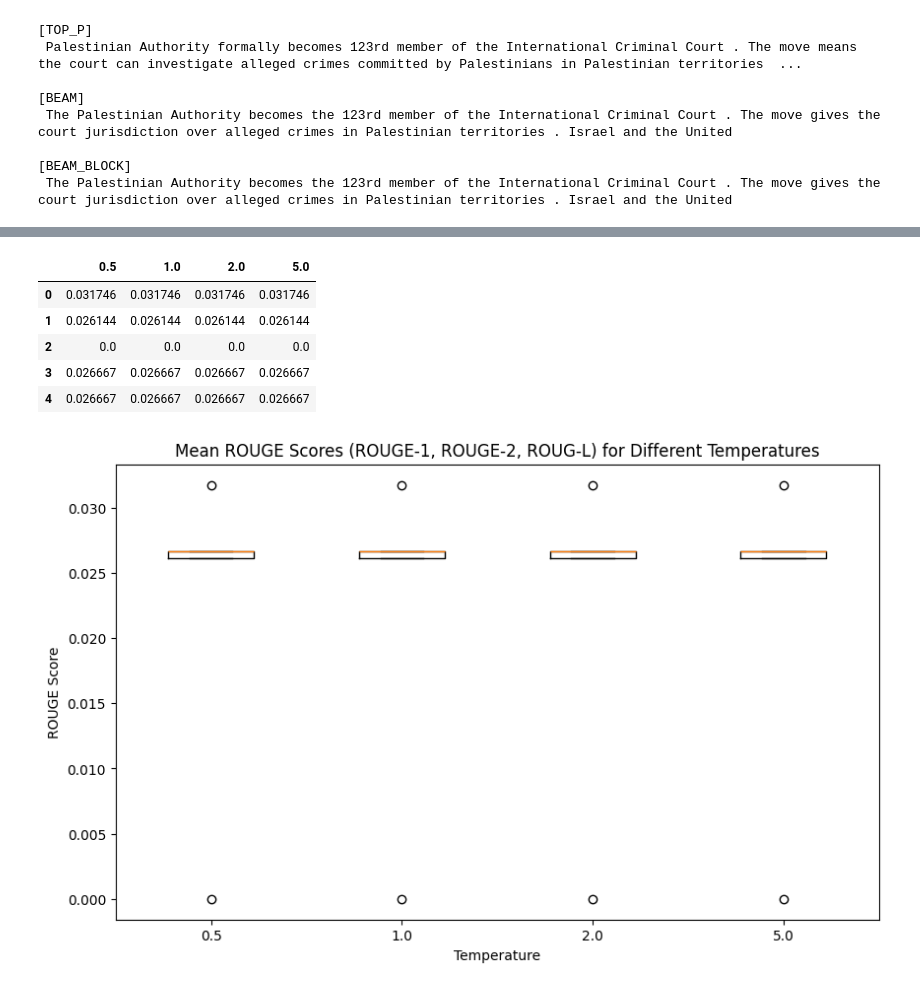
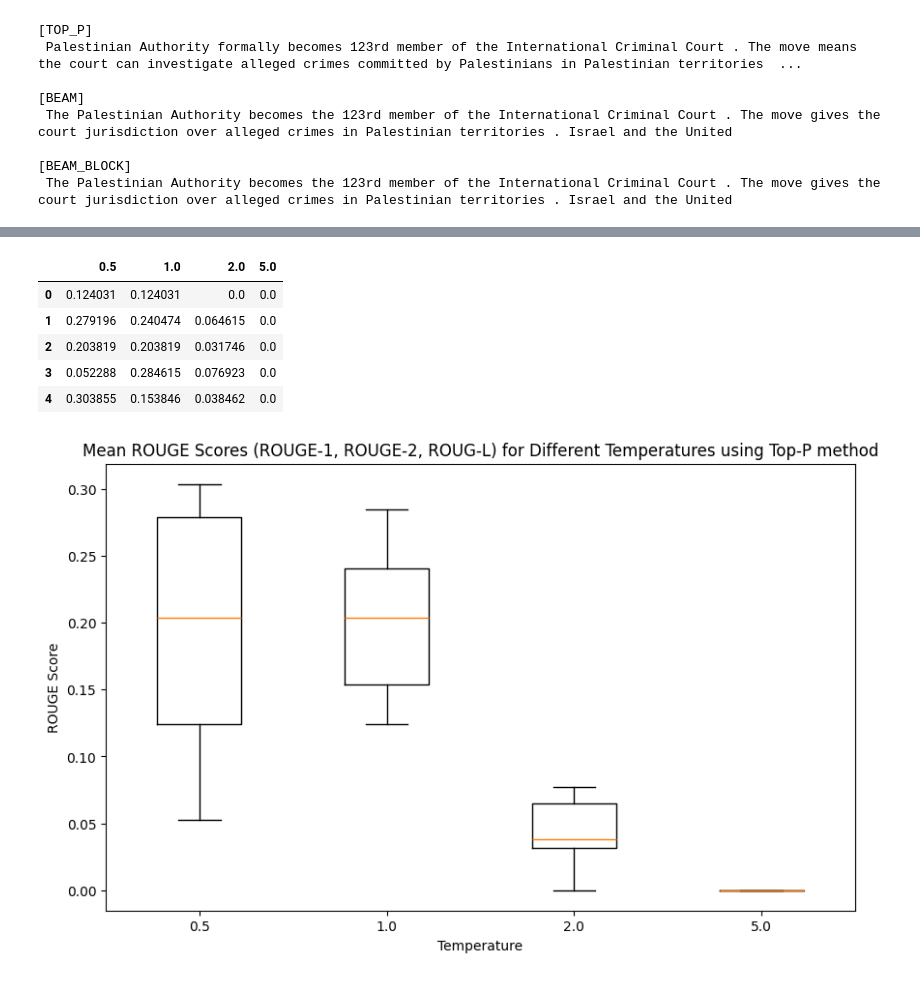
Before and after one commit to longcris04/StandfordNLP, a Jupyter notebook: Assignment2/Assignment2.ipynb, the cells around one changed output, grey strips where cells are left out. Drawn from its saved outputs; the diff is of its cells as text; code cells hidden in the pictures.

```diff
--- a/Assignment2/Assignment2.ipynb
+++ b/Assignment2/Assignment2.ipynb
@@ -680,7 +693,7 @@ plt.show()
 temperatures = [0.5,1,2,5]
 temperatures_results = pd.DataFrame(columns=temperatures)
 max_length = 10
-num_samples = 5
+num_samples = 10
 beam_size = 1.0
 no_repeat_ngram_size = 3
 k = 5
@@ -690,8 +703,8 @@ for temperature in temperatures:
 
         article = sample["article"]
         reference = sample["highlights"]
-        # generated = generate_summary_custom(article, strategy="top_p", max_length=max_length, temperature=temperature,k=k,p=p, beam_size=beam_size, no_repeat_ngram_size=no_repeat_ngram_size)
-        generated = "Students and faculty members marched Wednesday afternoon chanting"
+        generated = generate_summary_custom(article, strategy="top_p", max_length=max_length, temperature=temperature,k=k,p=p, beam_size=beam_size, no_repeat_ngram_size=no_repeat_ngram_size)
+        # generated = "Students and faculty members marched Wednesday afternoon chanting"
         rouge1 = compute_rouge_n(reference, generated, n=1)["f1"]
         rouge2 = compute_rouge_n(reference, generated, n=2)["f1"]
         rougel = compute_rouge_l(reference, generated)["f1"]
@@ -703,20 +716,20 @@ for temperature in temperatures:
 temperatures_results
 # %% [output]
 |  | 0.5 | 1.0 | 2.0 | 5.0 |
-| 0 | 0.031746 | 0.031746 | 0.031746 | 0.031746 |
-| 1 | 0.026144 | 0.026144 | 0.026144 | 0.026144 |
-| 2 | 0.0 | 0.0 | 0.0 | 0.0 |
-| 3 | 0.026667 | 0.026667 | 0.026667 | 0.026667 |
-| 4 | 0.026667 | 0.026667 | 0.026667 | 0.026667 |
+| 0 | 0.124031 | 0.124031 | 0.0 | 0.0 |
+| 1 | 0.279196 | 0.240474 | 0.064615 | 0.0 |
+| 2 | 0.203819 | 0.203819 | 0.031746 | 0.0 |
+| 3 | 0.052288 | 0.284615 | 0.076923 | 0.0 |
+| 4 | 0.303855 | 0.153846 | 0.038462 | 0.0 |
 # %%
 # create a boxplot to visualize different beam sizes
 df = pd.read_csv("temperatures_results.csv")
 plt.figure(figsize=(10, 6))
 plt.boxplot(df.values, labels=df.columns)
-plt.title("Mean ROUGE Scores (ROUGE-1, ROUGE-2, ROUG-L) for Different Temperatures")
-plt.savefig("temperatures_results.png")
+plt.title("Mean ROUGE Scores (ROUGE-1, ROUGE-2, ROUG-L) for Different Temperatures using Top-P method")
 plt.xlabel("Temperature")
 plt.ylabel("ROUGE Score")
+plt.savefig("temperatures_results.png")
 plt.show()
 # %% [output]
-[figure, old version]
+[figure, new version]
```
Also changed, not shown: parts of 5 cells of this notebook, 6 other files.
